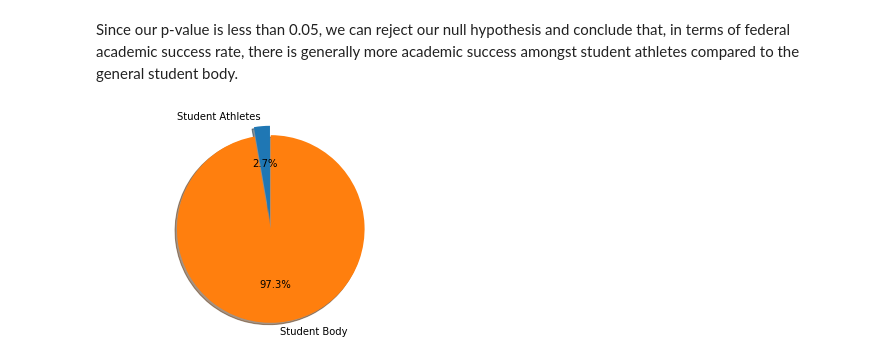
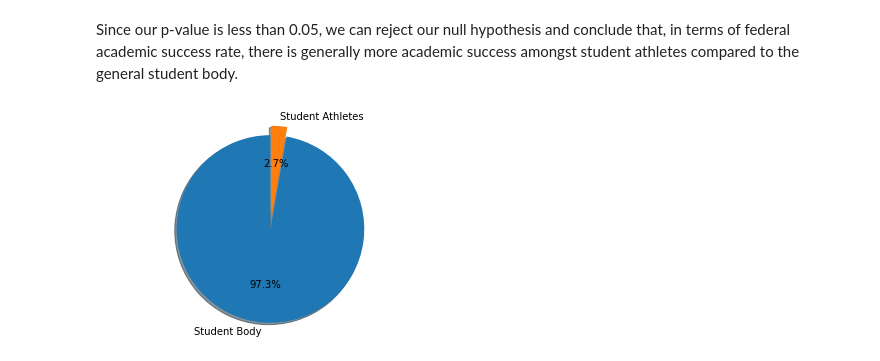
Before and after one commit to ashante112/Project1-Team2, a Jupyter notebook: Project1.ipynb, the cells around one changed output. Cells and saved outputs as stored; diff of their text form; code cells hidden in the pictures.

```diff
--- a/Project1.ipynb
+++ b/Project1.ipynb
@@ -247,22 +284,22 @@ compared to the general student body.
 # %%
 # Pie chart of Student Body Count vs athlete count
 
+Count_SB = fed_rate_df["FED_N_SB"].sum()
 Count_SA = fed_rate_df["FED_N_SA"].sum()
-Count_SB = fed_rate_df["FED_N_SB"].sum()
 
 
 # Pie chart, where the slices will be ordered and plotted counter-clockwise:
-labels = ['Student Athletes', 'Student Body']
-sizes = [Count_SA,Count_SB]
+labels = ['Student Body', 'Student Athletes']
+sizes = [Count_SB,Count_SA]
 explode = (0, 0.1)  # only "explode" the 2nd slice (i.e. 'Hogs')
 
 fig1, ax1 = plt.subplots()
 ax1.pie(sizes, explode=explode, labels=labels, autopct='%1.1f%%',
         shadow=True, startangle=90)
 ax1.axis('equal')  # Equal aspect ratio ensures that pie is drawn as a circle.
 plt.show()
 
 fig1.savefig("Images/Student_Count_Pie.png",dpi=None,facecolor='w', edgecolor='w',orientation='portrait',
             format=None, transparent=False, bbox_inches="tight", pad_inches=0.5, metadata=None)
 # %% [output]
-[figure, old version]
+[figure, new version]
```
Also changed, not shown: parts of 8 cells of this notebook.
